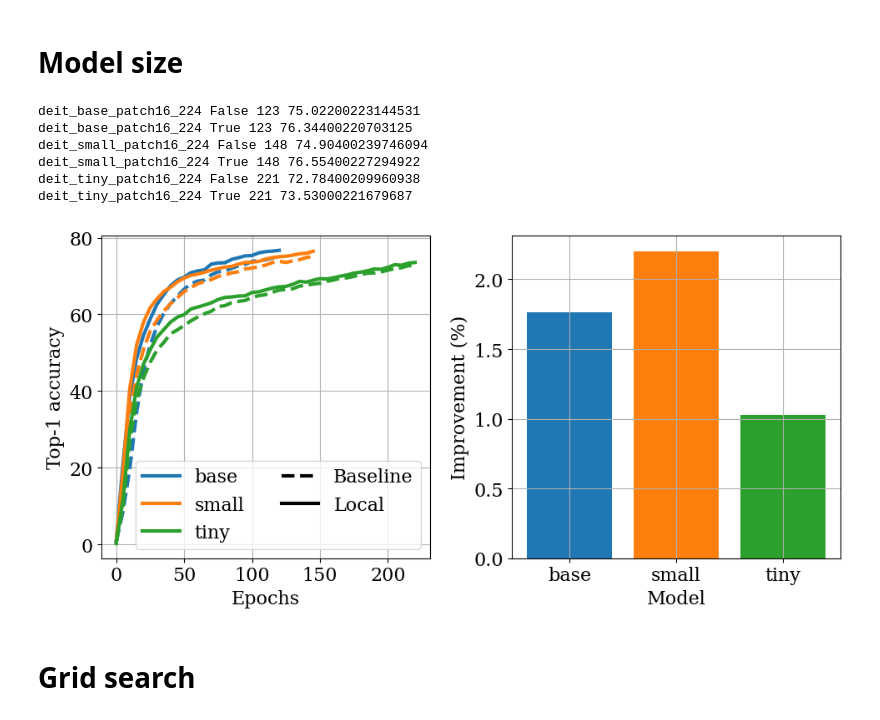
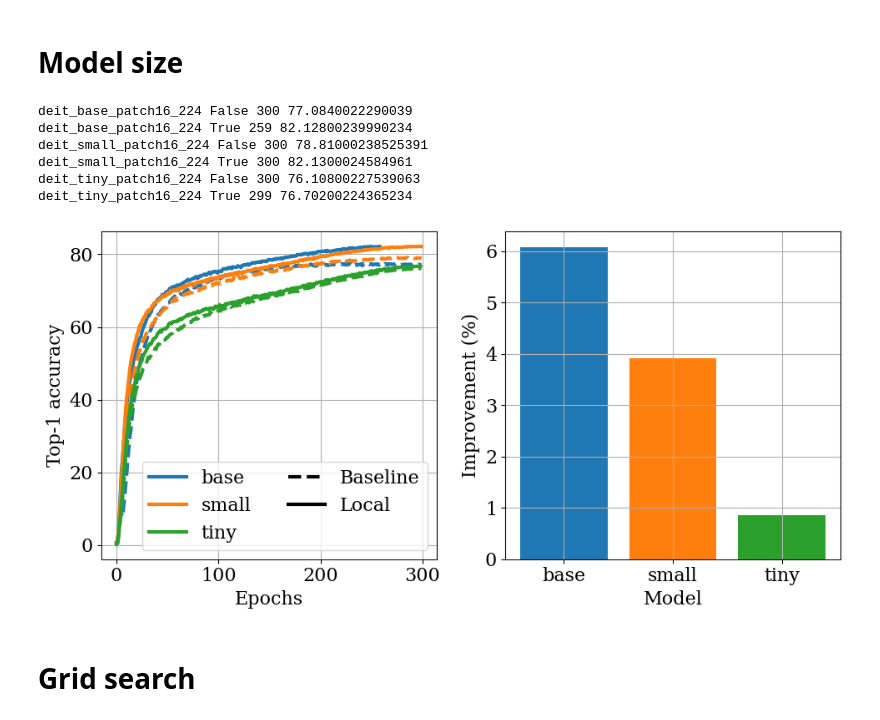
Before and after one commit to sdascoli/deit, a Jupyter notebook: deit.ipynb, the cells around one changed output. Cells and saved outputs as stored; diff of their text form; code cells hidden in the pictures.

```diff
--- a/deit.ipynb
+++ b/deit.ipynb
@@ -3,6 +3,7 @@ import torch
 import numpy as np
 import glob
 import os
+import matplotlib
 import matplotlib.pyplot as plt
 from mpl_toolkits.axes_grid1.inset_locator import inset_axes
 import torch.nn.functional as F
@@ -12,6 +13,8 @@ import sys
 from mpl_toolkits import mplot3d
 from pathlib import Path
 import string
+from argparse import Namespace
+import collections
 
 sys.path.append('.')
 plt.rcParams.update(plt.rcParamsDefault)
@@ -21,6 +24,7 @@ plt.rcParams.update({
     'font.size':16,
     "lines.linewidth":3.0,
     "savefig.dpi":500,
+    'text.latex.preamble':r'\boldmath'
 })
 plt.rc('axes', grid=True)
 
@@ -69,6 +73,15 @@ def group_runs(runs, finished_only=True):
 
 def sigmoid(x):
     return 1/(1+np.exp(-x))
+# %%
+for i,run in enumerate(runs[4:]):
+    args = run['args']
+    state_dict_old = torch.load(args.output_dir/'checkpoint.pth')['model']
+    state_dict = collections.OrderedDict()
+    for k in state_dict_old:
+        state_dict[k.replace("alpha","gating_param")] = state_dict_old[k]
+    state_dict_old['model']=state_dict
+    torch.save(state_dict_old,args.output_dir/'checkpoint.pth')
 # %%
 #1611224878 locality
 #1611413693 datasize
@@ -222,0 +258,11 @@ plt.show()
+# %%
+plt.figure(figsize=(5,4))
+x = np.array(params['sampling_ratio'])
+plt.plot(100*x,[perfs[(sr,True)] for sr in x ],ls='--',lw=1,marker='s',label='ConViT')
+plt.plot(100*x,[perfs[(sr,False)] for sr in x],ls='--',lw=1,marker='s',label='DeiT')
+#plt.scatter(1,77.9,marker='s',label='ViT', color='red')
+plt.xlabel('Images in training set (%)')
+plt.ylabel('Top-1 accuracy')
+plt.tight_layout()
+plt.savefig(savedir+'data_size_intro.pdf')
+plt.show()
@@ -224,51 +272,50 @@ plt.show()
 # Model size
 # %%
 topk=1
+max_epochs = 2000
 
 fig, axarr = plt.subplots(1,2,figsize=(10,5))
 
 improvements = []
 for i, model in enumerate(params['model']):
-    selected_runs, _ = select_runs(runs, params, {'model':model})
+    selected_runs, _ = select_runs(runs, params, {'model':model, 'sampling_ratio':1})
     latest = min([len(run['logs']) for run in selected_runs])
     perfs = {}
     for run in selected_runs:
+        latest_run = len(run['logs'])
         local = bool(run['args'].local_up_to_layer)
-        x = range(0,latest,5)
-        axarr[0].plot(x, [run['logs'][t]['test_acc%d'%topk] for t in x], ls='-' if local else '--',
-                 label=(model.split('_')[1]) if local else '',
-                color = 'C%d'%i)
-        final = run['logs'][latest-1]['test_acc%d'%topk]
-        perfs[local] = final
-        print(model,local,latest,final)
+        x = range(0,min(latest_run, max_epochs),1)
+        axarr[0].plot(x, [run['logs'][t]['test_acc%d'%topk] for t in x], ls='-' if local else '--', label=(model.split('_')[1]) if local else '', color = 'C%d'%i)
+        #axarr[0].plot(x, [run['logs'][t]['train_lr'] for t in x], ls='-' if local else '--', label=(model.split('_')[1]) if local else '', color = 'C%d'%i)
+        perfs[local] = max([run['logs'][t]['test_acc1'] for t in range(latest)])
+        print(model,local,latest_run,run['logs'][latest-1]['test_acc%d'%topk])
 
     improvement = (perfs[True]-perfs[False])/perfs[False]*100
     improvements.append(improvement)
     axarr[1].bar(i, improvement, color='C%d'%i)
 
 
 axarr[0].plot([],[],color='k',label='Baseline', ls='--')
 axarr[0].plot([],[],color='k',label='Local')
 axarr[0].legend(ncol=2)
 axarr[0].set_xlabel('Epochs')
 axarr[0].set_ylabel('Top-{} accuracy'.format(topk))
 axarr[1].set_xticks(range(len(improvements)))
 axarr[1].set_xticklabels([label.split('_')[1] for label in params['model']])
-axarr[1].grid(True,zorder=0)
 axarr[1].set_xlabel('Model')
 axarr[1].set_ylabel('Improvement (%)')
 axarr[1].set_ylim(bottom=0)
 plt.tight_layout()
-plt.savefig(savedir+'model_size_{}.pdf'.format(params['data_set'][0]))
+#plt.savefig(savedir+'model_size_{}.pdf'.format(params['data_set'][0]))
 plt.show()
 # %% [output]
-deit_base_patch16_224 False 123 75.02200223144531
-deit_base_patch16_224 True 123 76.34400220703125
-deit_small_patch16_224 False 148 74.90400239746094
-deit_small_patch16_224 True 148 76.55400227294922
-deit_tiny_patch16_224 False 221 72.78400209960938
-deit_tiny_patch16_224 True 221 73.53000221679687
+deit_base_patch16_224 False 300 77.0840022290039
+deit_base_patch16_224 True 259 82.12800239990234
+deit_small_patch16_224 False 300 78.81000238525391
+deit_small_patch16_224 True 300 82.1300024584961
+deit_tiny_patch16_224 False 300 76.10800227539063
+deit_tiny_patch16_224 True 299 76.70200224365234
-[figure, old version]
+[figure, new version]
 # %% [markdown]
 # Grid search
 # %%
```
Also changed, not shown: parts of 20 cells of this notebook, 7 other files.
